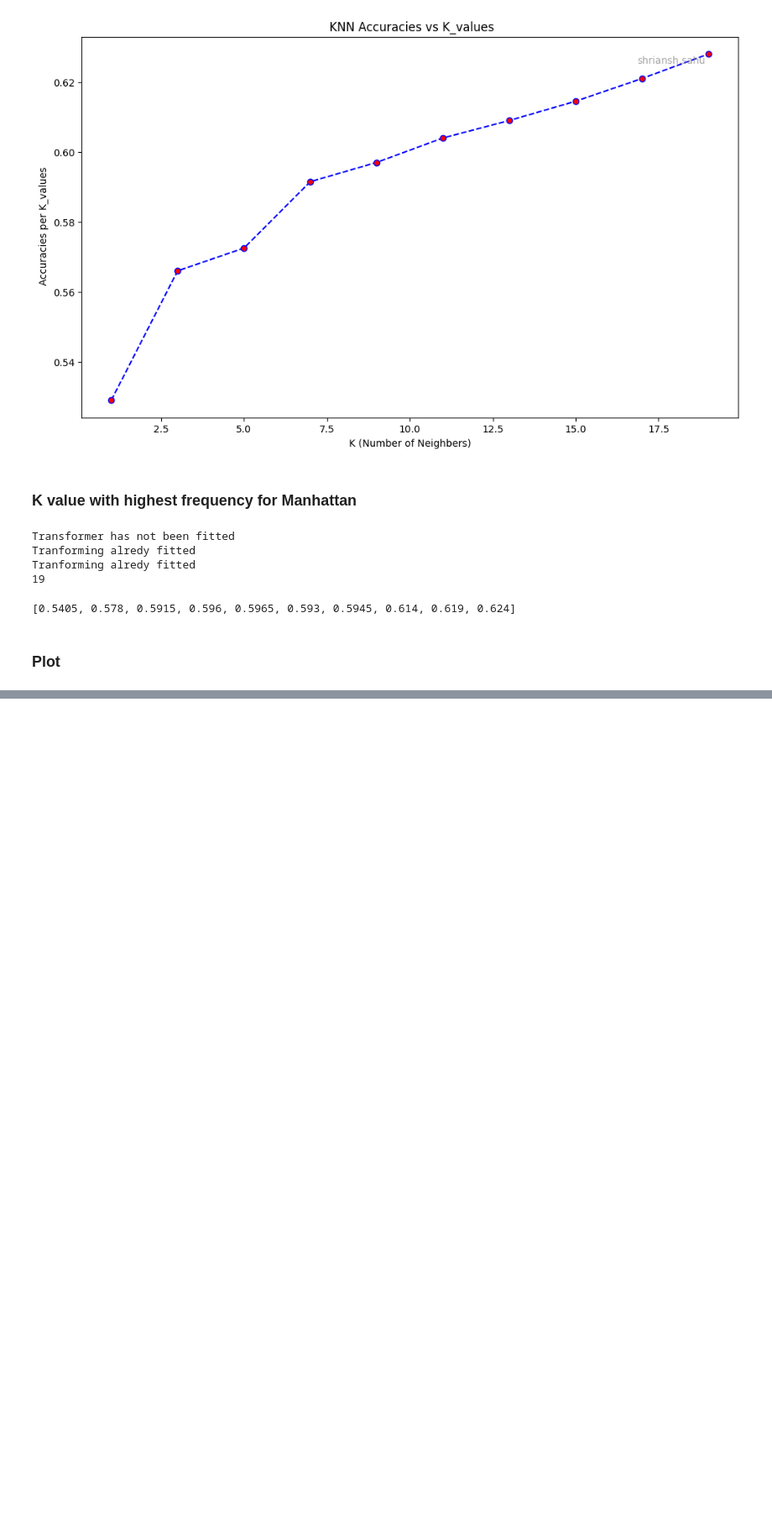
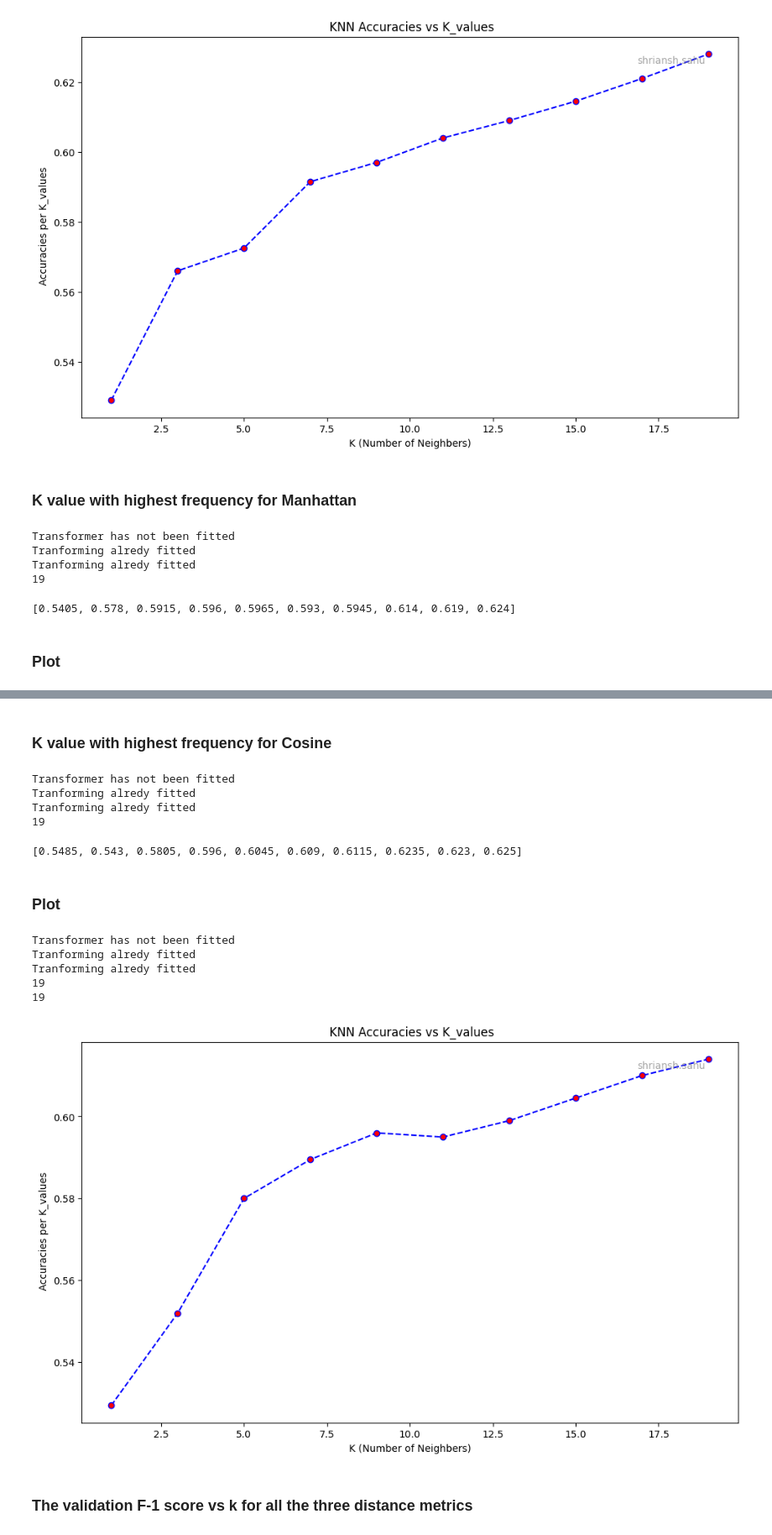
Before and after one commit to Shriansh8584/student-dataset-assignment, a Jupyter notebook: JupyterNotebook.ipynb, the cells around one changed output, grey strips where cells are left out. Shown at 84% size. Cells and saved outputs as stored; diff of their text form; code cells hidden in the pictures; blank space fills up the shorter version.

Commit message:
Adding F1 Score Table for K values and Plot Heat Map and F1 Score vs Each Feature

```diff
--- a/JupyterNotebook.ipynb
+++ b/JupyterNotebook.ipynb
@@ -979,0 +1111,34 @@ predictor.plot_knn_accuracy_vs_k_manhattan()
+# %% [markdown]
+### K value with highest frequency for Cosine
+# %%
+dataset = StudentDataset(10000,"shriansh.sahu")
+student_df = dataset.get_full_dataframe()
+predictor = KNNGenderPredictor(student_df=student_df, username="shriansh.sahu")
+predictor.train_val_test_split()
+predictor.process_features(features=['GPA', 'Major', 'Program'])
+predictor.get_knn_accuracy_vs_k_cosine()
+# %% [output]
+Transformer has not been fitted
+Tranforming alredy fitted
+Tranforming alredy fitted
+19
+[0.5485, 0.543, 0.5805, 0.596, 0.6045, 0.609, 0.6115, 0.6235, 0.623, 0.625]
+# %% [markdown]
+### Plot
+# %%
+dataset = StudentDataset(10000,"shriansh.sahu")
+student_df = dataset.get_full_dataframe()
+predictor = KNNGenderPredictor(student_df=student_df, username="shriansh.sahu")
+predictor.train_val_test_split()
+predictor.process_features(features=['GPA', 'Major', 'Program'])
+predictor.get_knn_accuracy_vs_k_cosine()
+predictor.plot_knn_accuracy_vs_k_cosine()
+# %% [output]
+Transformer has not been fitted
+Tranforming alredy fitted
+Tranforming alredy fitted
+19
+19
+[figure, added]
+# %% [markdown]
+### The validation F-1 score vs k for all the three distance metrics
```
Also changed, not shown: parts of 11 cells of this notebook.
